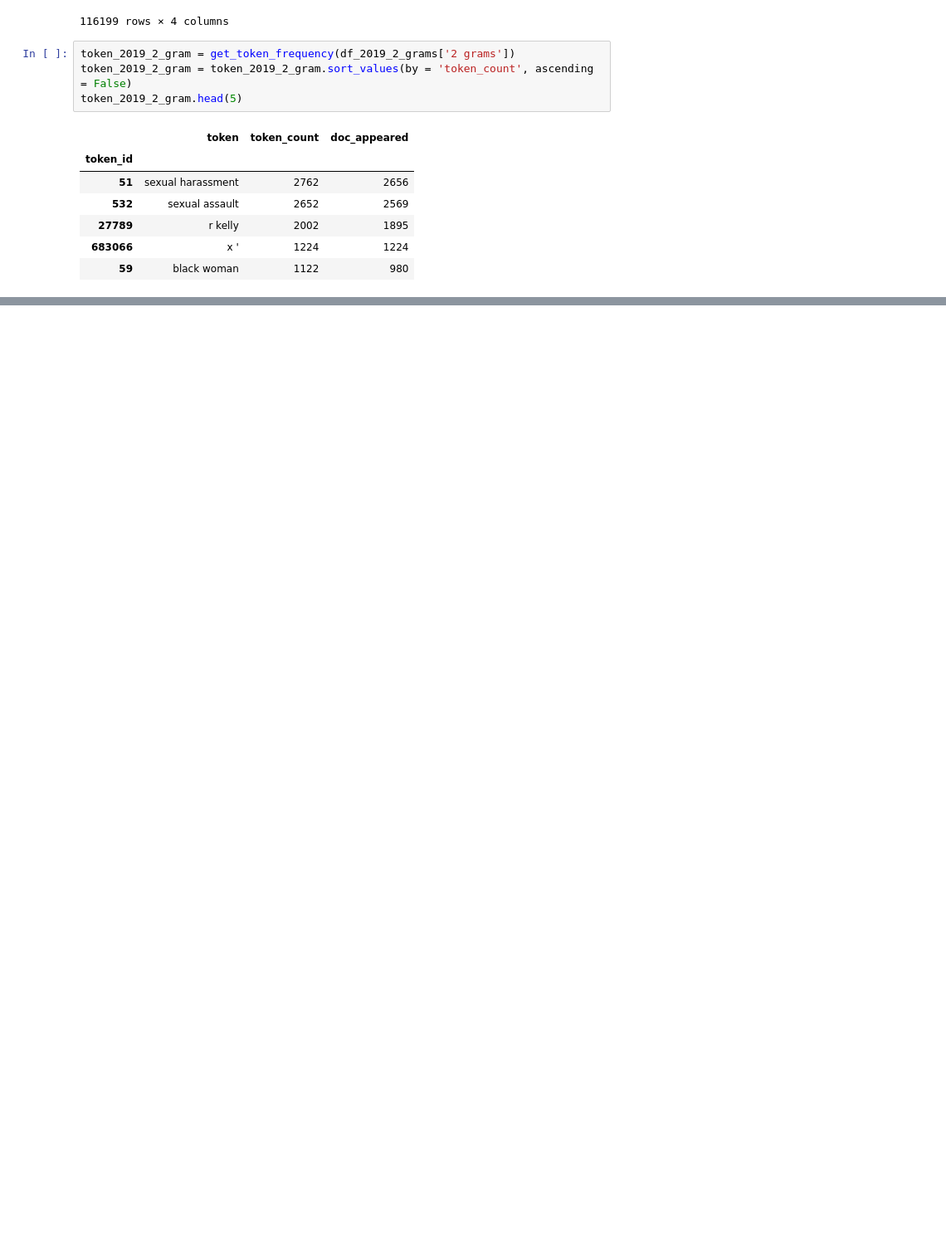
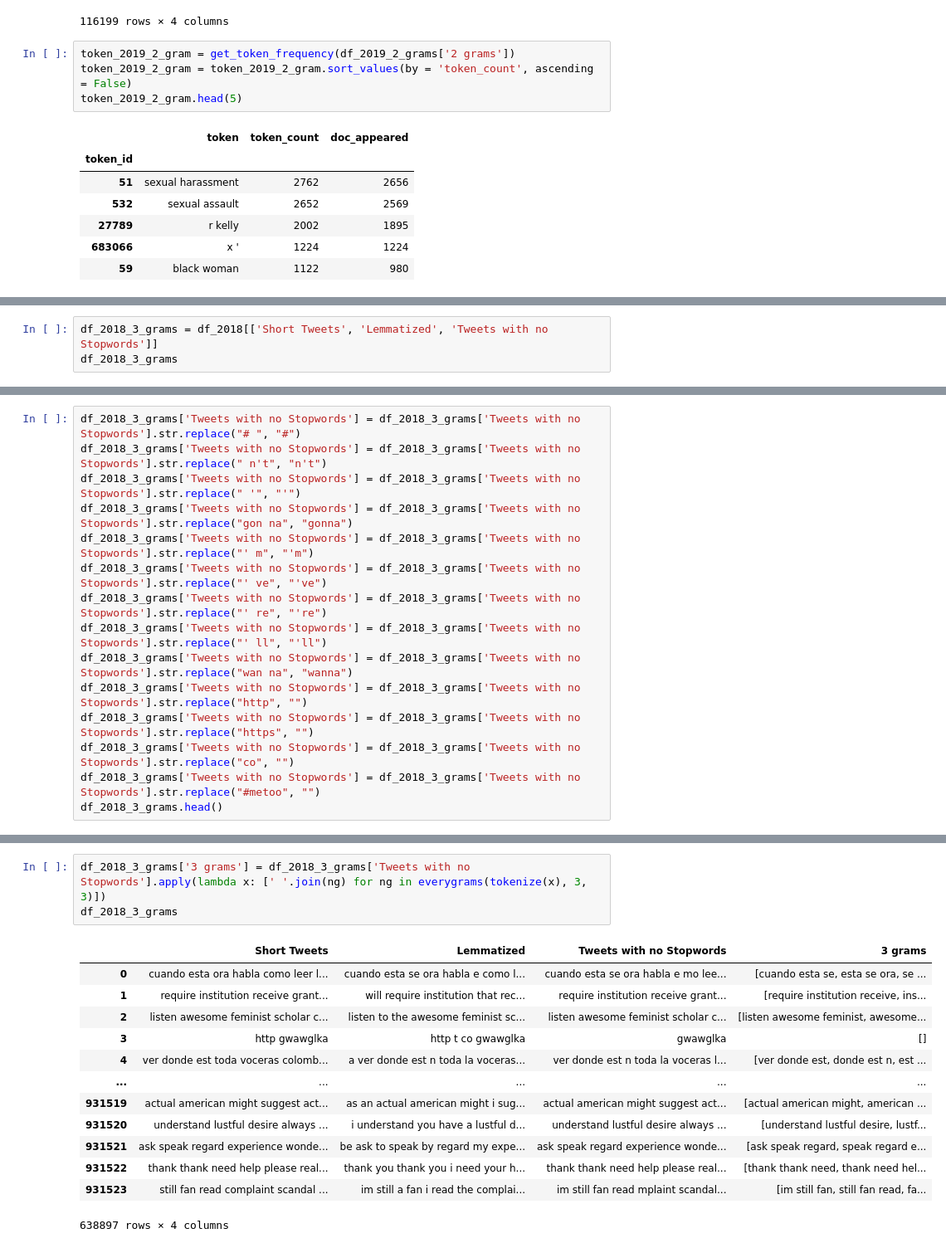
Before and after one commit to shilpakancharla/metoo-classification, a Jupyter notebook: Exploration.ipynb, the cells around one changed output, grey strips where cells are left out. Shown at 83% size. Drawn from its saved outputs; the diff is of its cells as text; blank space fills up the shorter version.

```diff
--- a/Exploration.ipynb
+++ b/Exploration.ipynb
@@ -493,0 +563,3 @@ Text(0.5, 1.0, 'Most common 2-grams in 2019')
+# %%
+df_2018_3_grams = df_2018[['Short Tweets', 'Lemmatized', 'Tweets with no Stopwords']]
+df_2018_3_grams
@@ -493,0 +580,15 @@ Text(0.5, 1.0, 'Most common 2-grams in 2019')
+# %%
+df_2018_3_grams['Tweets with no Stopwords'] = df_2018_3_grams['Tweets with no Stopwords'].str.replace("# ", "#")
+df_2018_3_grams['Tweets with no Stopwords'] = df_2018_3_grams['Tweets with no Stopwords'].str.replace(" n't", "n't")
+df_2018_3_grams['Tweets with no Stopwords'] = df_2018_3_grams['Tweets with no Stopwords'].str.replace(" '", "'")
+df_2018_3_grams['Tweets with no Stopwords'] = df_2018_3_grams['Tweets with no Stopwords'].str.replace("gon na", "gonna")
+df_2018_3_grams['Tweets with no Stopwords'] = df_2018_3_grams['Tweets with no Stopwords'].str.replace("' m", "'m")
+df_2018_3_grams['Tweets with no Stopwords'] = df_2018_3_grams['Tweets with no Stopwords'].str.replace("' ve", "'ve")
+df_2018_3_grams['Tweets with no Stopwords'] = df_2018_3_grams['Tweets with no Stopwords'].str.replace("' re", "'re")
+df_2018_3_grams['Tweets with no Stopwords'] = df_2018_3_grams['Tweets with no Stopwords'].str.replace("' ll", "'ll")
+df_2018_3_grams['Tweets with no Stopwords'] = df_2018_3_grams['Tweets with no Stopwords'].str.replace("wan na", "wanna")
+df_2018_3_grams['Tweets with no Stopwords'] = df_2018_3_grams['Tweets with no Stopwords'].str.replace("http", "")
+df_2018_3_grams['Tweets with no Stopwords'] = df_2018_3_grams['Tweets with no Stopwords'].str.replace("https", "")
+df_2018_3_grams['Tweets with no Stopwords'] = df_2018_3_grams['Tweets with no Stopwords'].str.replace("co", "")
+df_2018_3_grams['Tweets with no Stopwords'] = df_2018_3_grams['Tweets with no Stopwords'].str.replace("#metoo", "")
+df_2018_3_grams.head()
@@ -493,0 +602,17 @@ Text(0.5, 1.0, 'Most common 2-grams in 2019')
+# %%
+df_2018_3_grams['3 grams'] = df_2018_3_grams['Tweets with no Stopwords'].apply(lambda x: [' '.join(ng) for ng in everygrams(tokenize(x), 3, 3)])
+df_2018_3_grams
+# %% [output]
+|  | Short Tweets | Lemmatized | Tweets with no Stopwords | 3 grams |
+| 0 | cuando esta ora habla como leer l... | cuando esta se ora habla e como l... | cuando esta se ora habla e mo lee... | [cuando esta se, esta se ora, se ... |
+| 1 | require institution receive grant... | will require institution that rec... | require institution receive grant... | [require institution receive, ins... |
+| 2 | listen awesome feminist scholar c... | listen to the awesome feminist sc... | listen awesome feminist scholar c... | [listen awesome feminist, awesome... |
+| 3 | http gwawglka | http t co gwawglka | gwawglka | [] |
+| 4 | ver donde est toda voceras colomb... | a ver donde est n toda la voceras... | ver donde est n toda la voceras l... | [ver donde est, donde est n, est ... |
+| ... | ... | ... | ... | ... |
+| 931519 | actual american might suggest act... | as an actual american might i sug... | actual american might suggest act... | [actual american might, american ... |
+| 931520 | understand lustful desire always ... | i understand you have a lustful d... | understand lustful desire always ... | [understand lustful desire, lustf... |
+| 931521 | ask speak regard experience wonde... | be ask to speak by regard my expe... | ask speak regard experience wonde... | [ask speak regard, speak regard e... |
+| 931522 | thank thank need help please real... | thank you thank you i need your h... | thank thank need help please real... | [thank thank need, thank need hel... |
+| 931523 | still fan read complaint scandal ... | im still a fan i read the complai... | im still fan read mplaint scandal... | [im still fan, still fan read, fa... |
+638897 rows × 4 columns
```
Also changed, not shown: parts of 12 cells of this notebook.
